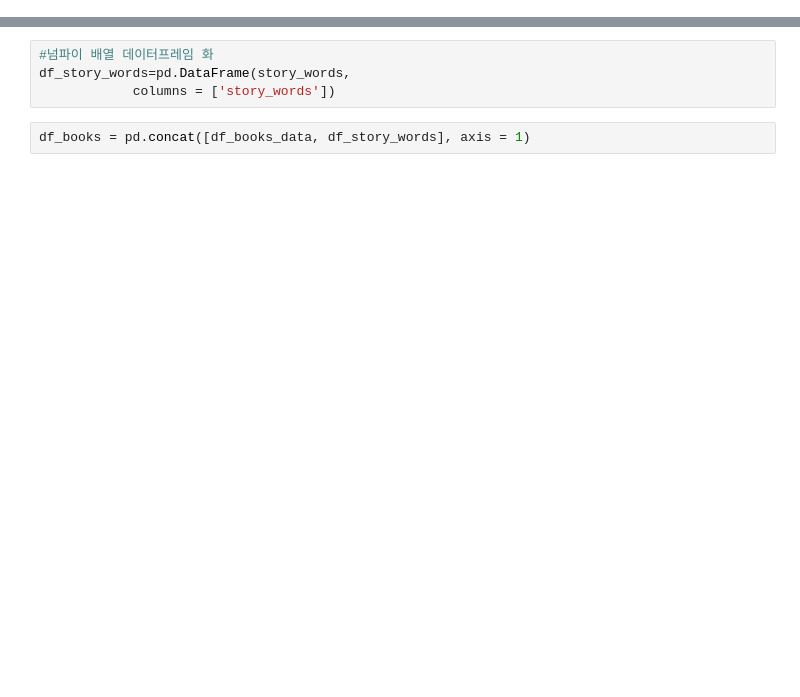
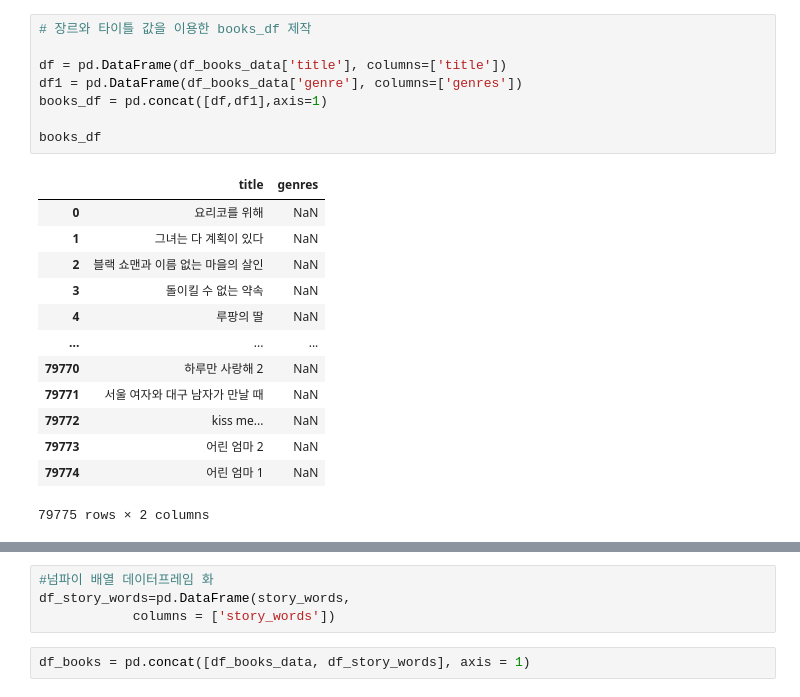
Before and after one commit to ggwnsghgg/book_project, a Jupyter notebook: 책_추천알고리즘.ipynb, the cells around one changed output, grey strips where cells are left out. Saved outputs shown, nothing was run; the diff lists cells and outputs as text; blank space fills up the shorter version.

```diff
--- a/책_추천알고리즘.ipynb
+++ b/책_추천알고리즘.ipynb
@@ -25,2 +73,24 @@ Requirement already satisfied: oauthlib>=3.0.0 in /usr/local/lib/python3.7/dist-
+# %%
+# 장르와 타이틀 값을 이용한 books_df 제작
+
+df = pd.DataFrame(df_books_data['title'], columns=['title'])
+df1 = pd.DataFrame(df_books_data['genre'], columns=['genres'])
+books_df = pd.concat([df,df1],axis=1)
+
+books_df
+# %% [output]
+|  | title | genres |
+| 0 | 요리코를 위해 | NaN |
+| 1 | 그녀는 다 계획이 있다 | NaN |
+| 2 | 블랙 쇼맨과 이름 없는 마을의 살인 | NaN |
+| 3 | 돌이킬 수 없는 약속 | NaN |
+| 4 | 루팡의 딸 | NaN |
+| ... | ... | ... |
+| 79770 | 하루만 사랑해 2 | NaN |
+| 79771 | 서울 여자와 대구 남자가 만날 때 | NaN |
+| 79772 | kiss me... | NaN |
+| 79773 | 어린 엄마 2 | NaN |
+| 79774 | 어린 엄마 1 | NaN |
+79775 rows × 2 columns
 # %%
 # %% [output]
```
Also changed, not shown: parts of 20 cells of this notebook.
